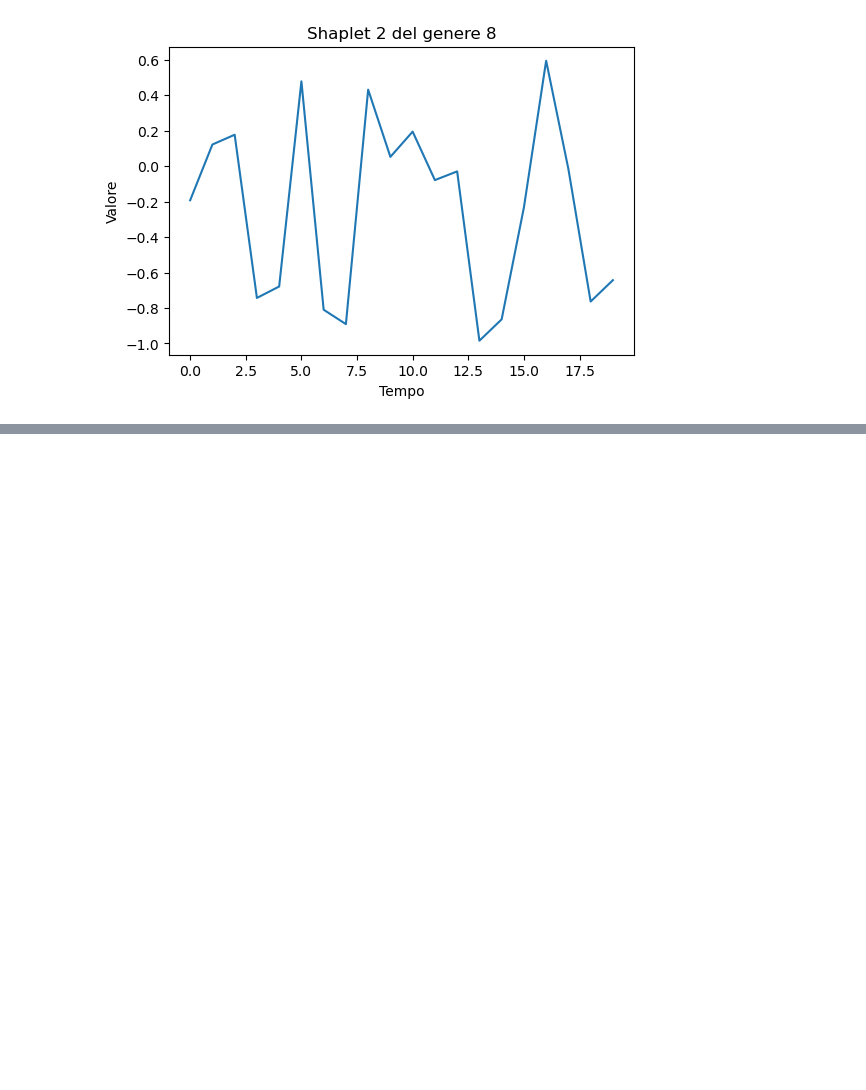
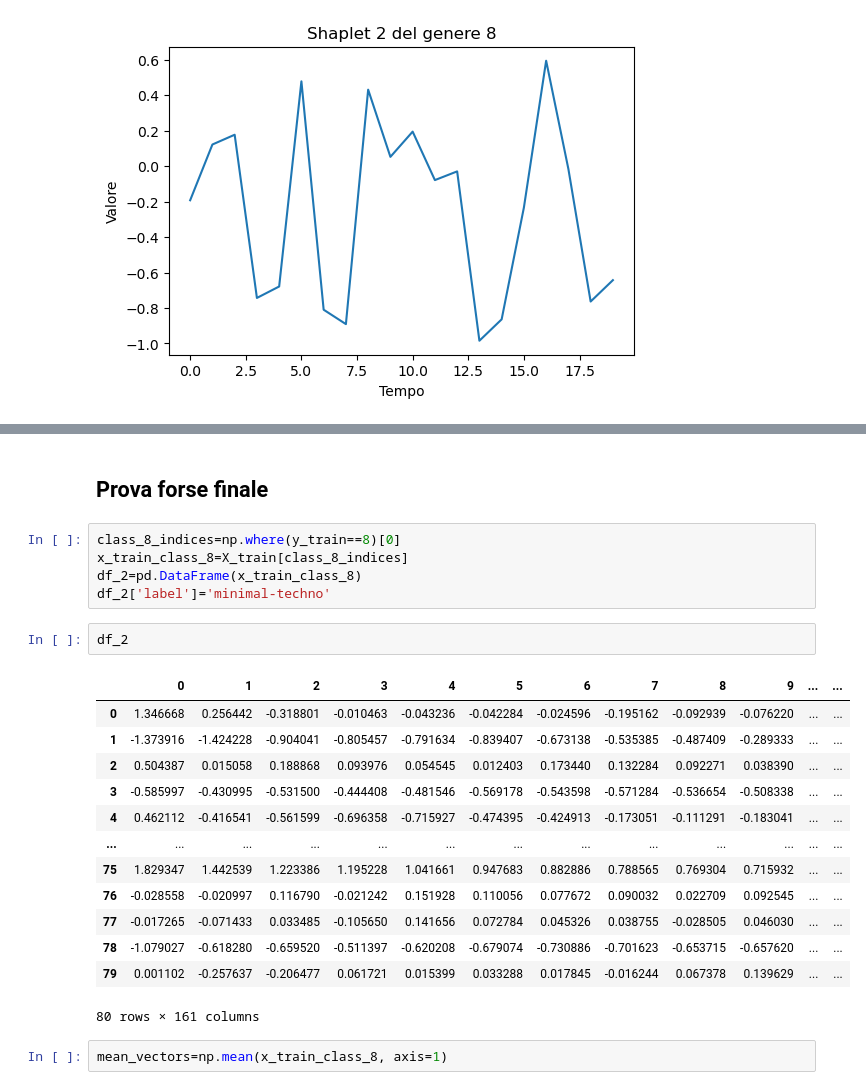
Before and after one commit to Bakko000/Data-Mining-2, a Jupyter notebook: prova shapelets.ipynb, the cells around one changed output, grey strips where cells are left out. Drawn from its saved outputs; the diff is of its cells as text; blank space fills up the shorter version.

```diff
--- a/prova shapelets.ipynb
+++ b/prova shapelets.ipynb
@@ -319,0 +413,25 @@ for shaplet_index, shaplet in enumerate(shaplets_per_genre[8]):
+# %% [markdown]
+## Prova forse finale
+# %%
+class_8_indices=np.where(y_train==8)[0]
+x_train_class_8=X_train[class_8_indices]
+df_2=pd.DataFrame(x_train_class_8)
+df_2['label']='minimal-techno'
+# %%
+df_2
+# %% [output]
+|  | 0 | 1 | 2 | 3 | 4 | 5 | 6 | 7 | 8 | 9 | ... | ... |
+| 0 | 1.346668 | 0.256442 | -0.318801 | -0.010463 | -0.043236 | -0.042284 | -0.024596 | -0.195162 | -0.092939 | -0.076220 | ... | ... |
+| 1 | -1.373916 | -1.424228 | -0.904041 | -0.805457 | -0.791634 | -0.839407 | -0.673138 | -0.535385 | -0.487409 | -0.289333 | ... | ... |
+| 2 | 0.504387 | 0.015058 | 0.188868 | 0.093976 | 0.054545 | 0.012403 | 0.173440 | 0.132284 | 0.092271 | 0.038390 | ... | ... |
+| 3 | -0.585997 | -0.430995 | -0.531500 | -0.444408 | -0.481546 | -0.569178 | -0.543598 | -0.571284 | -0.536654 | -0.508338 | ... | ... |
+| 4 | 0.462112 | -0.416541 | -0.561599 | -0.696358 | -0.715927 | -0.474395 | -0.424913 | -0.173051 | -0.111291 | -0.183041 | ... | ... |
+| ... | ... | ... | ... | ... | ... | ... | ... | ... | ... | ... | ... | ... |
+| 75 | 1.829347 | 1.442539 | 1.223386 | 1.195228 | 1.041661 | 0.947683 | 0.882886 | 0.788565 | 0.769304 | 0.715932 | ... | ... |
+| 76 | -0.028558 | -0.020997 | 0.116790 | -0.021242 | 0.151928 | 0.110056 | 0.077672 | 0.090032 | 0.022709 | 0.092545 | ... | ... |
+| 77 | -0.017265 | -0.071433 | 0.033485 | -0.105650 | 0.141656 | 0.072784 | 0.045326 | 0.038755 | -0.028505 | 0.046030 | ... | ... |
+| 78 | -1.079027 | -0.618280 | -0.659520 | -0.511397 | -0.620208 | -0.679074 | -0.730886 | -0.701623 | -0.653715 | -0.657620 | ... | ... |
+| 79 | 0.001102 | -0.257637 | -0.206477 | 0.061721 | 0.015399 | 0.033288 | 0.017845 | -0.016244 | 0.067378 | 0.139629 | ... | ... |
+80 rows × 161 columns
+# %%
+mean_vectors=np.mean(x_train_class_8, axis=1)
```
Also changed, not shown: parts of 17 cells of this notebook.
